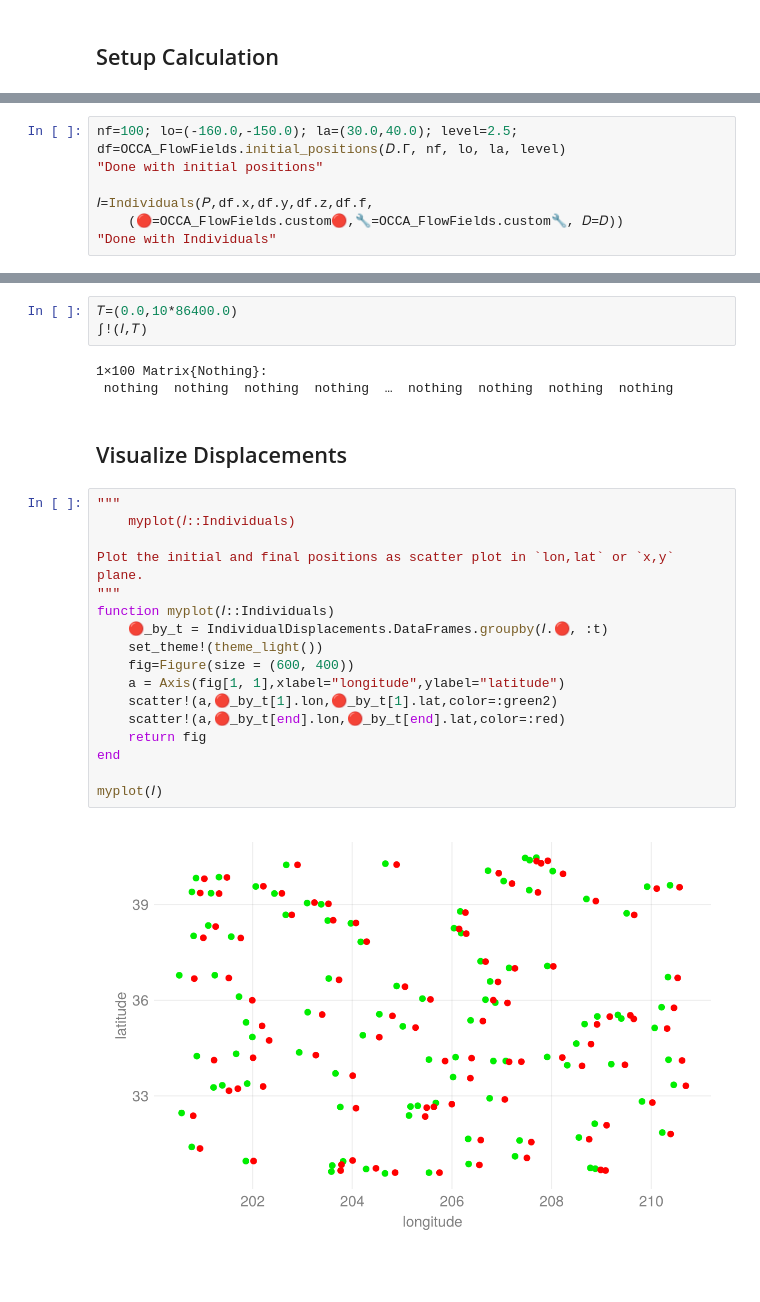
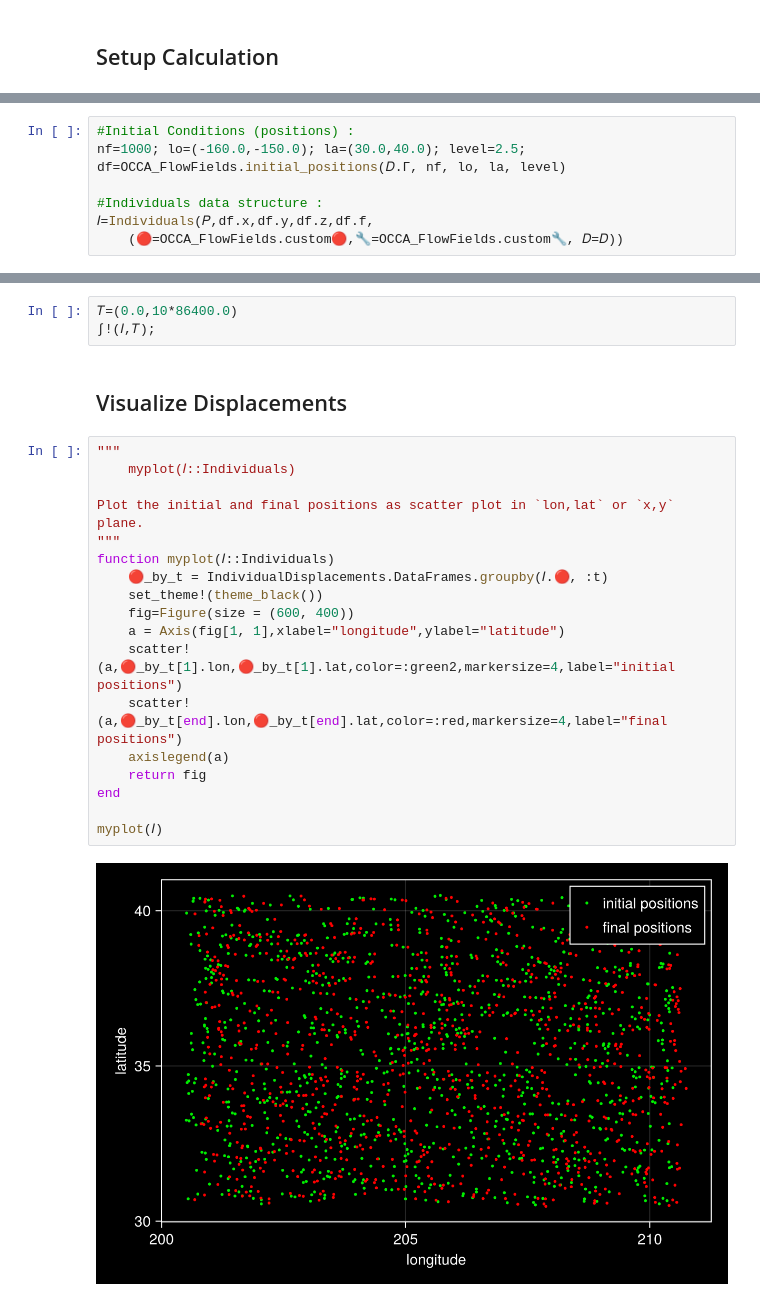
Before and after one commit to ECCO-Hackweek/ecco-2024, a Jupyter notebook: book/tutorials/Julia_ECCO_and_more/particle_tracking.ipynb, the cells around one changed output, grey strips where cells are left out. Saved outputs shown, nothing was run; the diff lists cells and outputs as text; blank space fills up the shorter version.

```diff
--- a/book/tutorials/Julia_ECCO_and_more/particle_tracking.ipynb
+++ b/book/tutorials/Julia_ECCO_and_more/particle_tracking.ipynb
@@ -28,9 +26,9 @@ end
 # %%
-nf=100; lo=(-160.0,-150.0); la=(30.0,40.0); level=2.5;
+#Initial Conditions (positions) :
+nf=1000; lo=(-160.0,-150.0); la=(30.0,40.0); level=2.5;
 df=OCCA_FlowFields.initial_positions(𝐷.Γ, nf, lo, la, level)
-"Done with initial positions"
 
+#Individuals data structure :
 𝐼=Individuals(𝑃,df.x,df.y,df.z,df.f,
     (🔴=OCCA_FlowFields.custom🔴,🔧=OCCA_FlowFields.custom🔧, 𝐷=𝐷))
-"Done with Individuals"
 # %% [output]
@@ -40,27 +46,25 @@ df=OCCA_FlowFields.initial_positions(𝐷.Γ, nf, lo, la, level)
 # %%
 𝑇=(0.0,10*86400.0)
-∫!(𝐼,𝑇)
+∫!(𝐼,𝑇);
-# %% [output]
-1×100 Matrix{Nothing}:
- nothing  nothing  nothing  nothing  …  nothing  nothing  nothing  nothing
 # %% [markdown]
 ## Visualize Displacements
 # %%
 """
     myplot(𝐼::Individuals)
 
 Plot the initial and final positions as scatter plot in `lon,lat` or `x,y` plane.
 """
 function myplot(𝐼::Individuals)
 	🔴_by_t = IndividualDisplacements.DataFrames.groupby(𝐼.🔴, :t)
-	set_theme!(theme_light())
+	set_theme!(theme_black())
 	fig=Figure(size = (600, 400))
     a = Axis(fig[1, 1],xlabel="longitude",ylabel="latitude")
-    scatter!(a,🔴_by_t[1].lon,🔴_by_t[1].lat,color=:green2)
-    scatter!(a,🔴_by_t[end].lon,🔴_by_t[end].lat,color=:red)
+    scatter!(a,🔴_by_t[1].lon,🔴_by_t[1].lat,color=:green2,markersize=4,label="initial positions")
+    scatter!(a,🔴_by_t[end].lon,🔴_by_t[end].lat,color=:red,markersize=4,label="final positions")
+    axislegend(a)
     return fig
 end
 
 myplot(𝐼)
 # %% [output]
-[figure, old version]
+[figure, new version]
```
Also changed, not shown: parts of 5 cells of this notebook, 2 other files.
